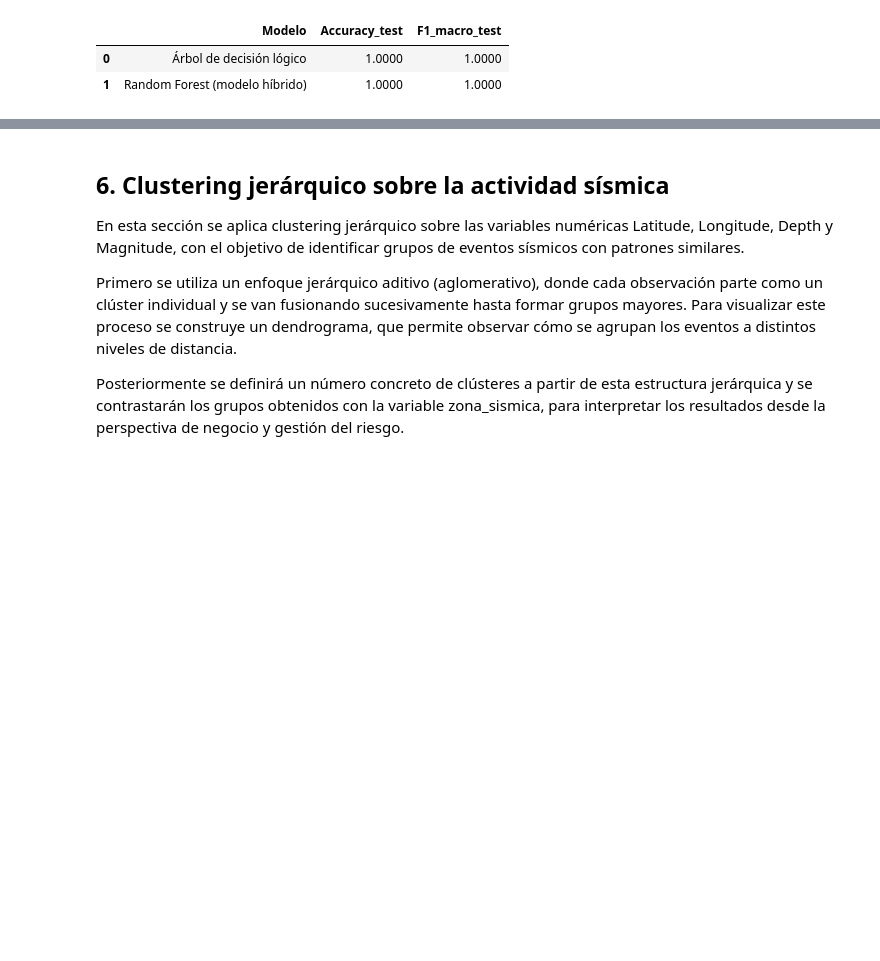
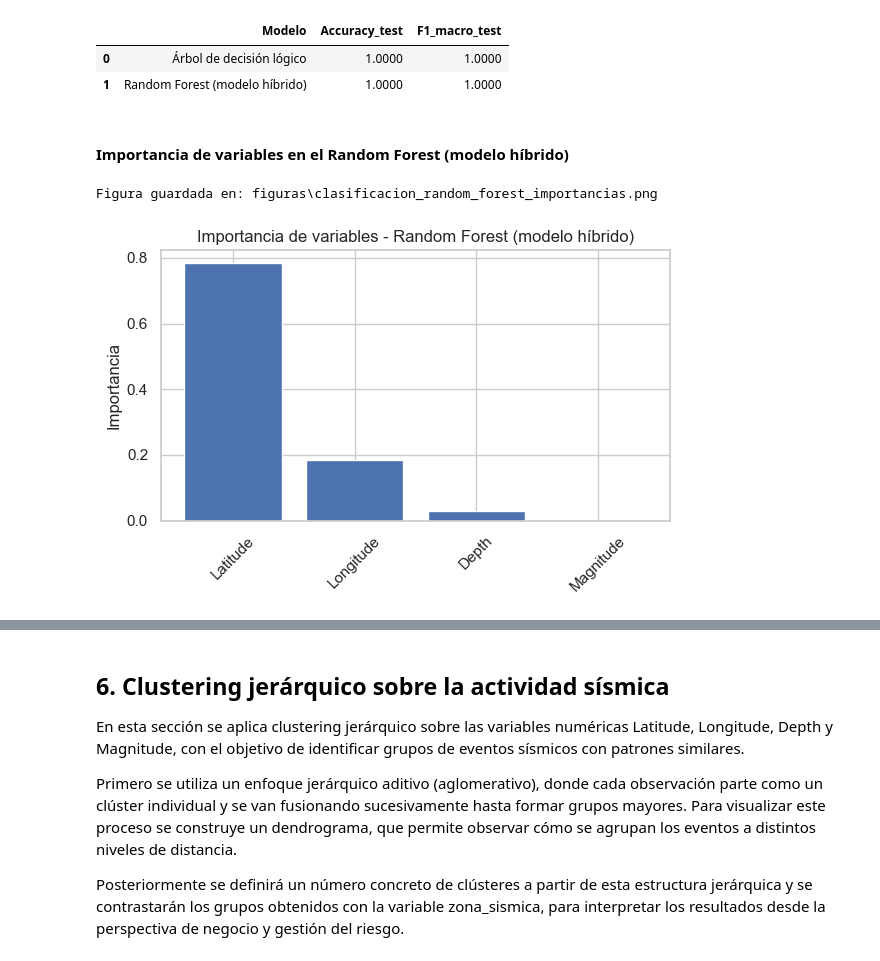
Before and after one commit to NicolasCardenas1/EV3_BI, a Jupyter notebook: EV3_BI.ipynb, the cells around one changed output, grey strips where cells are left out. Cells and saved outputs as stored; diff of their text form; code cells hidden in the pictures; blank space fills up the shorter version.

```diff
--- a/EV3_BI.ipynb
+++ b/EV3_BI.ipynb
@@ -527,3 +527,30 @@ Figura guardada en: figuras\clasificacion_random_forest_matriz_confusion.png
 |  | Modelo | Accuracy_test | F1_macro_test |
 | 0 | Árbol de decisión lógico | 1.0000 | 1.0000 |
 | 1 | Random Forest (modelo híbrido) | 1.0000 | 1.0000 |
+# %% [markdown]
+#### Importancia de variables en el Random Forest (modelo híbrido)
+# %%
+import numpy as np
+import matplotlib.pyplot as plt
+
+# Nombres de las variables de entrada
+feature_names = features_clf  # ["Latitude", "Longitude", "Depth", "Magnitude"]
+
+# Importancias del Random Forest ya entrenado
+importances = rf_clf.feature_importances_
+indices = np.argsort(importances)[::-1]
+
+fig, ax = plt.subplots(figsize=(6, 4))
+ax.bar(range(len(importances)), importances[indices])
+ax.set_xticks(range(len(importances)))
+ax.set_xticklabels([feature_names[i] for i in indices], rotation=45)
+ax.set_ylabel("Importancia")
+ax.set_title("Importancia de variables - Random Forest (modelo híbrido)")
+
+plt.tight_layout()
+
+guardar_figura(fig, "clasificacion_random_forest_importancias")
+plt.show()
+# %% [output]
+Figura guardada en: figuras\clasificacion_random_forest_importancias.png
+[figure, added]
```
Also changed, not shown: parts of 2 cells of this notebook, 2 other files.
